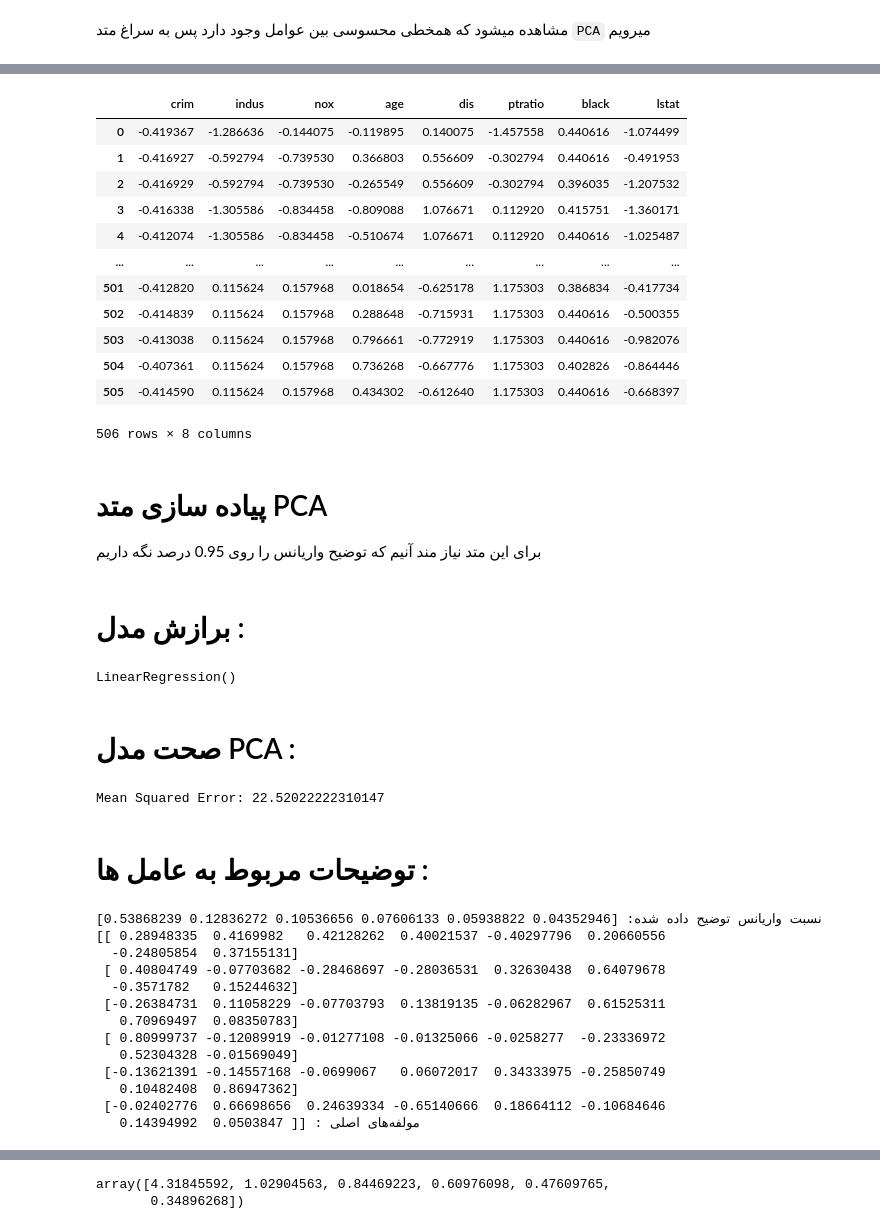
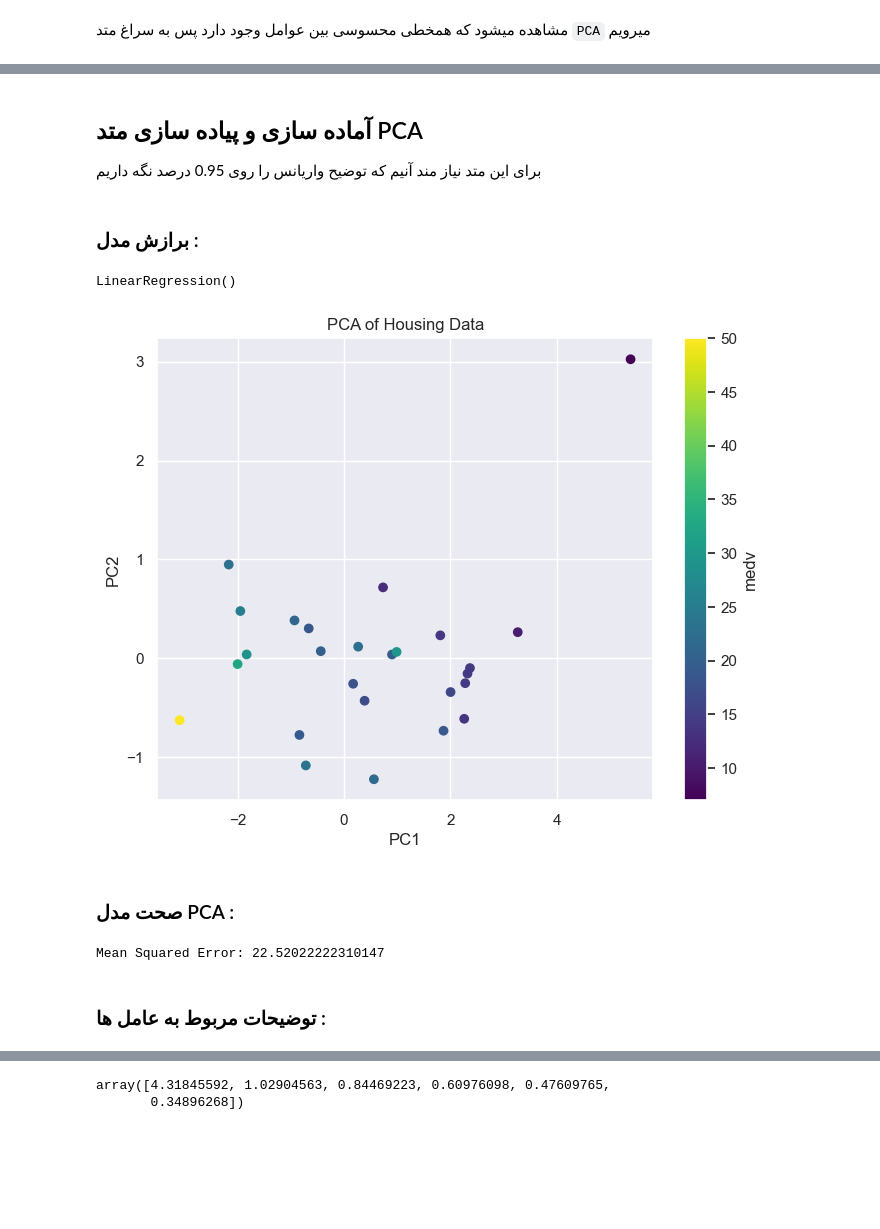
Before and after one commit to SinaMollaebrahimi/Multivariate-analysis, a Jupyter notebook: Mahta_panahi_Sina_Mollaebrahimi.ipynb, the cells around one changed output, grey strips where cells are left out. Cells and saved outputs as stored; diff of their text form; code cells hidden in the pictures; blank space fills up the shorter version.

```diff
--- a/Mahta_panahi_Sina_Mollaebrahimi.ipynb
+++ b/Mahta_panahi_Sina_Mollaebrahimi.ipynb
@@ -344,22 +349,5 @@ vif_data
-# %%
-df_1_standardized = (df_1.iloc[:,:8].astype('float') - df_1.iloc[:,:8].astype('float').mean()) / df_1.iloc[:,:8].astype('float').std()
-df_1_standardized
-# %% [output]
-|  | crim | indus | nox | age | dis | ptratio | black | lstat |
-| 0 | -0.419367 | -1.286636 | -0.144075 | -0.119895 | 0.140075 | -1.457558 | 0.440616 | -1.074499 |
-| 1 | -0.416927 | -0.592794 | -0.739530 | 0.366803 | 0.556609 | -0.302794 | 0.440616 | -0.491953 |
-| 2 | -0.416929 | -0.592794 | -0.739530 | -0.265549 | 0.556609 | -0.302794 | 0.396035 | -1.207532 |
-| 3 | -0.416338 | -1.305586 | -0.834458 | -0.809088 | 1.076671 | 0.112920 | 0.415751 | -1.360171 |
-| 4 | -0.412074 | -1.305586 | -0.834458 | -0.510674 | 1.076671 | 0.112920 | 0.440616 | -1.025487 |
-| ... | ... | ... | ... | ... | ... | ... | ... | ... |
-| 501 | -0.412820 | 0.115624 | 0.157968 | 0.018654 | -0.625178 | 1.175303 | 0.386834 | -0.417734 |
-| 502 | -0.414839 | 0.115624 | 0.157968 | 0.288648 | -0.715931 | 1.175303 | 0.440616 | -0.500355 |
-| 503 | -0.413038 | 0.115624 | 0.157968 | 0.796661 | -0.772919 | 1.175303 | 0.440616 | -0.982076 |
-| 504 | -0.407361 | 0.115624 | 0.157968 | 0.736268 | -0.667776 | 1.175303 | 0.402826 | -0.864446 |
-| 505 | -0.414590 | 0.115624 | 0.157968 | 0.434302 | -0.612640 | 1.175303 | 0.440616 | -0.668397 |
-506 rows × 8 columns
 # %% [markdown]
-# <div dir = 'rtl'>پیاده سازی متد PCA </div>
+## <div dir = 'rtl'> آماده سازی و پیاده سازی متد PCA </div>
 <div dir = 'rtl'>
 برای این متد نیاز مند آنیم که توضیح واریانس را روی 0.95 درصد نگه داریم
 </div>
@@ -371,14 +359,24 @@ X_test_scaled = scaler.transform(X_test)
 X_pca_train = pca.fit_transform(X_train_scaled)
 X_pca_test = pca.transform(X_test_scaled)
 # %% [markdown]
-# <div dir = 'rtl'>برازش مدل  :</div>
+### <div dir = 'rtl'>برازش مدل  :</div>
 # %%
 model_PCA = LinearRegression()
 model_PCA.fit(X_pca_train, Y_train)
 # %% [output]
 LinearRegression()
+# %%
+plt.figure(figsize=(8, 6))
+plt.scatter(X_pca_test[:, 0], X_pca_test[:, 1], c=Y_test, cmap='viridis')
+plt.colorbar(label='medv')
+plt.xlabel('PC1')
+plt.ylabel('PC2')
+plt.title('PCA of Housing Data')
+plt.show()
+# %% [output]
+[figure, added]
 # %% [markdown]
-# <div dir = 'rtl'>صحت مدل PCA :</div>
+### <div dir = 'rtl'>صحت مدل PCA :</div>
 # %%
 y_pred_1 = model_PCA.predict(X_pca_test)
 mse = mean_squared_error(Y_test, y_pred_1)
@@ -386,24 +384,4 @@ print(f'Mean Squared Error: {mse}')
 # %% [output]
 Mean Squared Error: 22.52022222310147
 # %% [markdown]
-# <div dir = 'rtl'>توضیحات مربوط به عامل ها  :</div>
+### <div dir = 'rtl'>توضیحات مربوط به عامل ها  :</div>
-# %%
-explained_variance = pca.explained_variance_ratio_
-components = pca.components_
-
-print(explained_variance,":نسبت واریانس توضیح داده شده ")
-print( components,": مولفه‌های اصلی")
-# %% [output]
-[0.53868239 0.12836272 0.10536656 0.07606133 0.05938822 0.04352946] :نسبت واریانس توضیح داده شده
-[[ 0.28948335  0.4169982   0.42128262  0.40021537 -0.40297796  0.20660556
-  -0.24805854  0.37155131]
- [ 0.40804749 -0.07703682 -0.28468697 -0.28036531  0.32630438  0.64079678
-  -0.3571782   0.15244632]
- [-0.26384731  0.11058229 -0.07703793  0.13819135 -0.06282967  0.61525311
-   0.70969497  0.08350783]
- [ 0.80999737 -0.12089919 -0.01277108 -0.01325066 -0.0258277  -0.23336972
-   0.52304328 -0.01569049]
- [-0.13621391 -0.14557168 -0.0699067   0.06072017  0.34333975 -0.25850749
-   0.10482408  0.86947362]
- [-0.02402776  0.66698656  0.24639334 -0.65140666  0.18664112 -0.10684646
-   0.14394992  0.0503847 ]] : مولفه‌های اصلی
```
Also changed, not shown: parts of 54 cells of this notebook.
